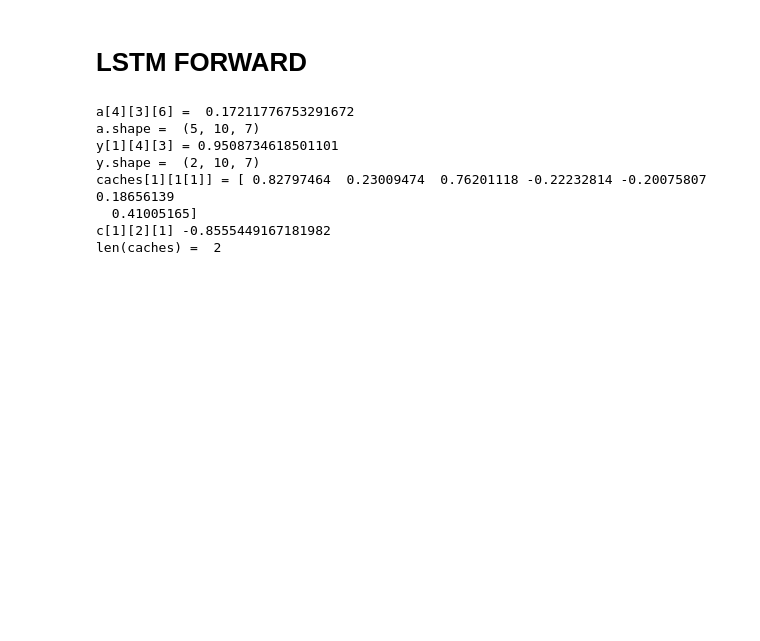
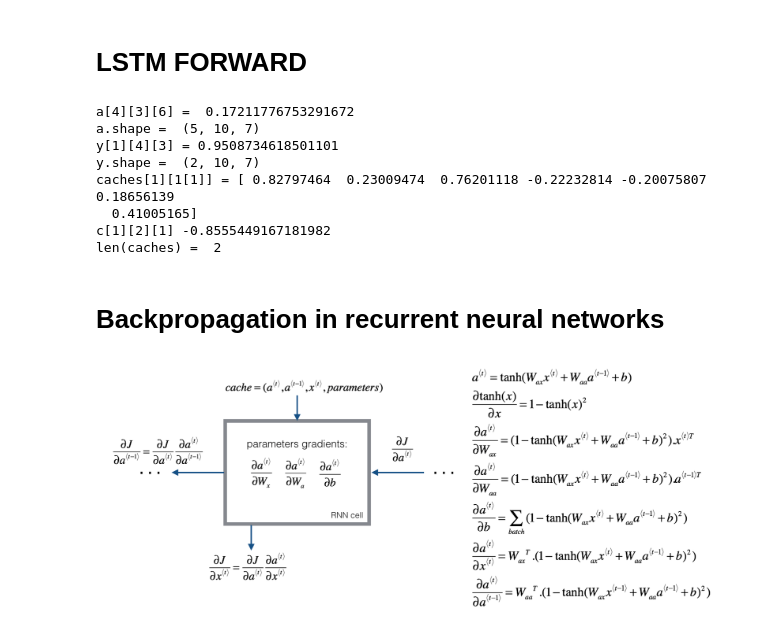
Before and after one commit to jkiani64/NLP_1, a Jupyter notebook: Build RNN.ipynb, the cells around one changed output. Drawn from its saved outputs; the diff is of its cells as text; code cells hidden in the pictures; blank space fills up the shorter version.

```diff
--- a/Build RNN.ipynb
+++ b/Build RNN.ipynb
@@ -483,0 +475,6 @@ len(caches) =  2
+# %% [markdown]
+# Backpropagation in recurrent neural networks
+# %%
+Image(filename = "derivative.png", width=4000, height=200)
+# %% [output]
+[figure, added]
```
Also changed, not shown: parts of 4 cells of this notebook, 1 other file.
